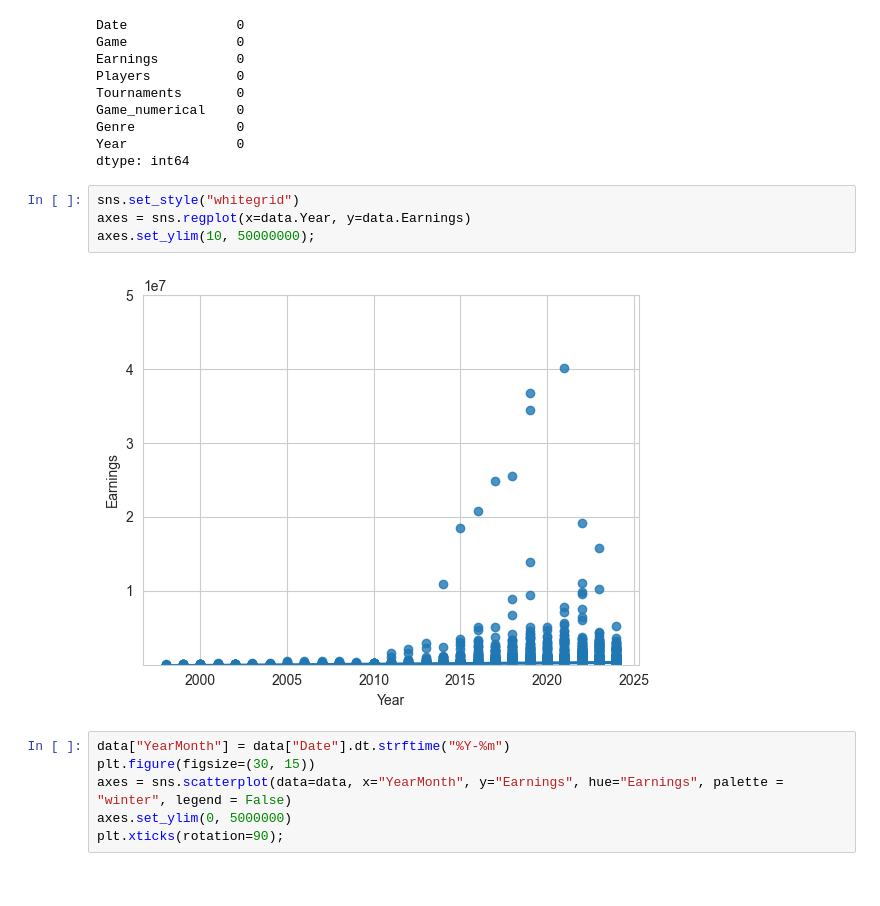
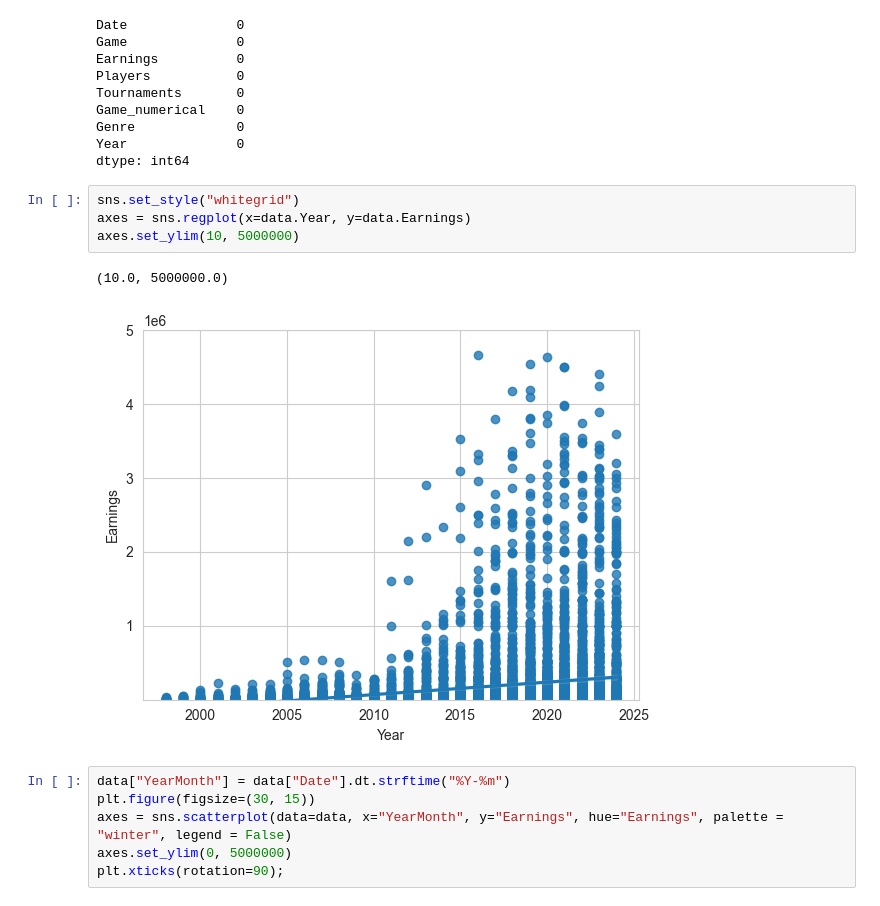
Before and after one commit to AndreasL85/pyprojektarbete, a Jupyter notebook: esports.ipynb, the cells around one changed output. Cells and saved outputs as stored; diff of their text form.

```diff
--- a/esports.ipynb
+++ b/esports.ipynb
@@ -118,9 +118,10 @@ dtype: int64
 # %%
 sns.set_style("whitegrid")
 axes = sns.regplot(x=data.Year, y=data.Earnings)
-axes.set_ylim(10, 50000000);
+axes.set_ylim(10, 5000000)
 # %% [output]
+(10.0, 5000000.0)
-[figure, old version]
+[figure, new version]
 # %%
 data["YearMonth"] = data["Date"].dt.strftime("%Y-%m")
 plt.figure(figsize=(30, 15))
```
Also changed, not shown: parts of 2 cells of this notebook.
